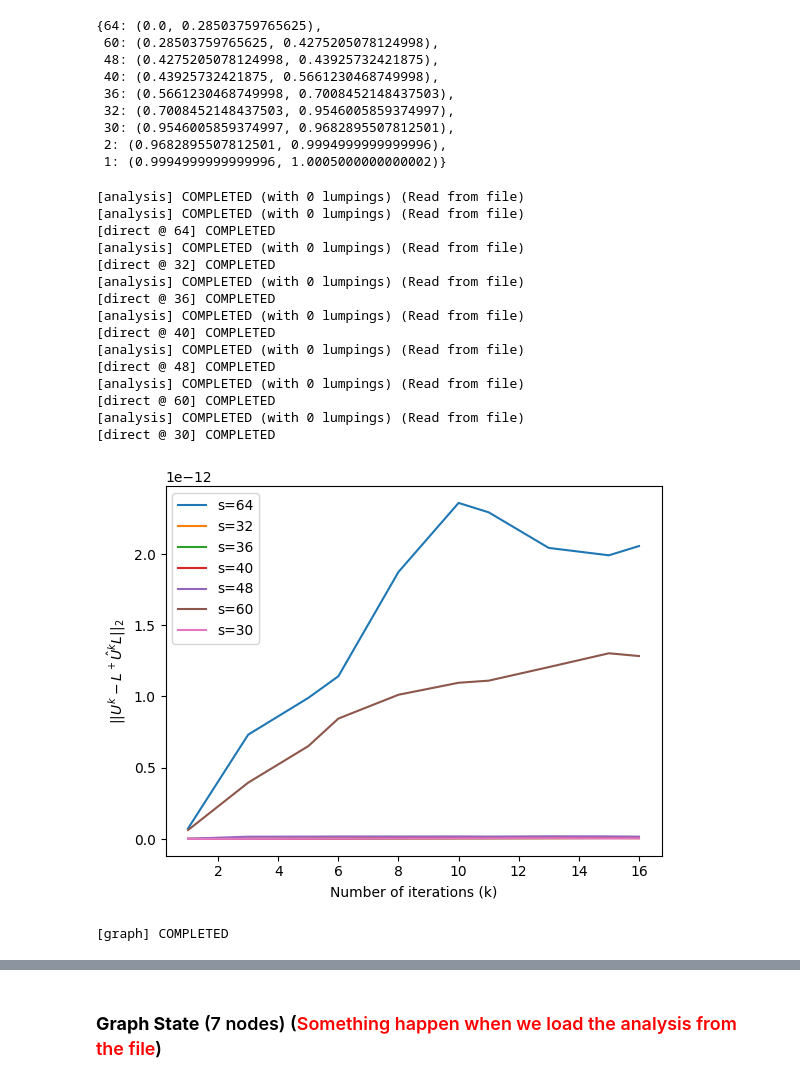
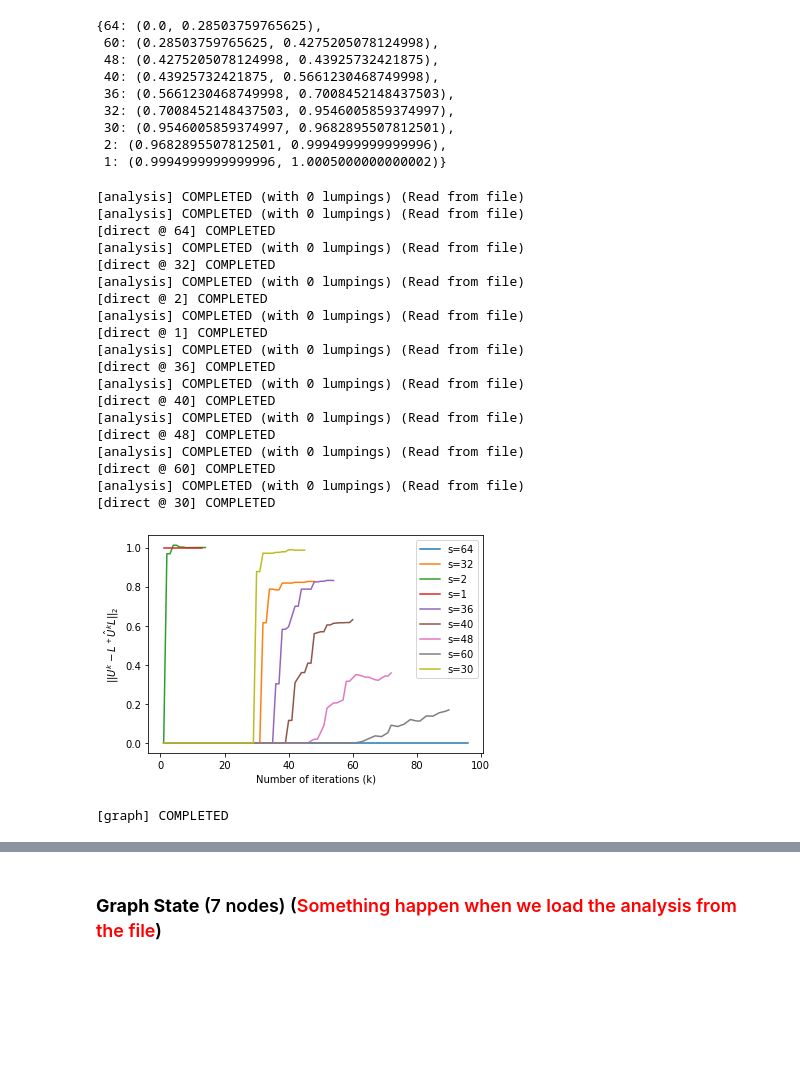
Before and after one commit to Antonio-JP/CLUE, a Jupyter notebook: notebooks/numerical_quantum.ipynb, the cells around one changed output, grey strips where cells are left out. Drawn from its saved outputs; the diff is of its cells as text; code cells hidden in the pictures; blank space fills up the shorter version.

```diff
--- a/notebooks/numerical_quantum.ipynb
+++ b/notebooks/numerical_quantum.ipynb
@@ -102,22 +107,26 @@ epsilon_intervals(A, threshold)
  2: (0.9682895507812501, 0.9994999999999996),
  1: (0.9994999999999996, 1.0005000000000002)}
 # %%
-generate_error_graph(QW, bound_lump=(2,129), threshold=threshold)
+generate_error_graph(QW, threshold=threshold)
 # %% [output]
 [analysis] COMPLETED (with 0 lumpings) (Read from file)
 [analysis] COMPLETED (with 0 lumpings) (Read from file)
 [direct @ 64] COMPLETED
 [analysis] COMPLETED (with 0 lumpings) (Read from file)
 [direct @ 32] COMPLETED
+[analysis] COMPLETED (with 0 lumpings) (Read from file)
+[direct @ 2] COMPLETED
+[analysis] COMPLETED (with 0 lumpings) (Read from file)
+[direct @ 1] COMPLETED
 [analysis] COMPLETED (with 0 lumpings) (Read from file)
 [direct @ 36] COMPLETED
 [analysis] COMPLETED (with 0 lumpings) (Read from file)
 [direct @ 40] COMPLETED
 [analysis] COMPLETED (with 0 lumpings) (Read from file)
 [direct @ 48] COMPLETED
 [analysis] COMPLETED (with 0 lumpings) (Read from file)
 [direct @ 60] COMPLETED
 [analysis] COMPLETED (with 0 lumpings) (Read from file)
 [direct @ 30] COMPLETED
-[figure, old version]
+[figure, new version]
 [graph] COMPLETED
```
Also changed, not shown: parts of 12 cells of this notebook, 2 other files.
